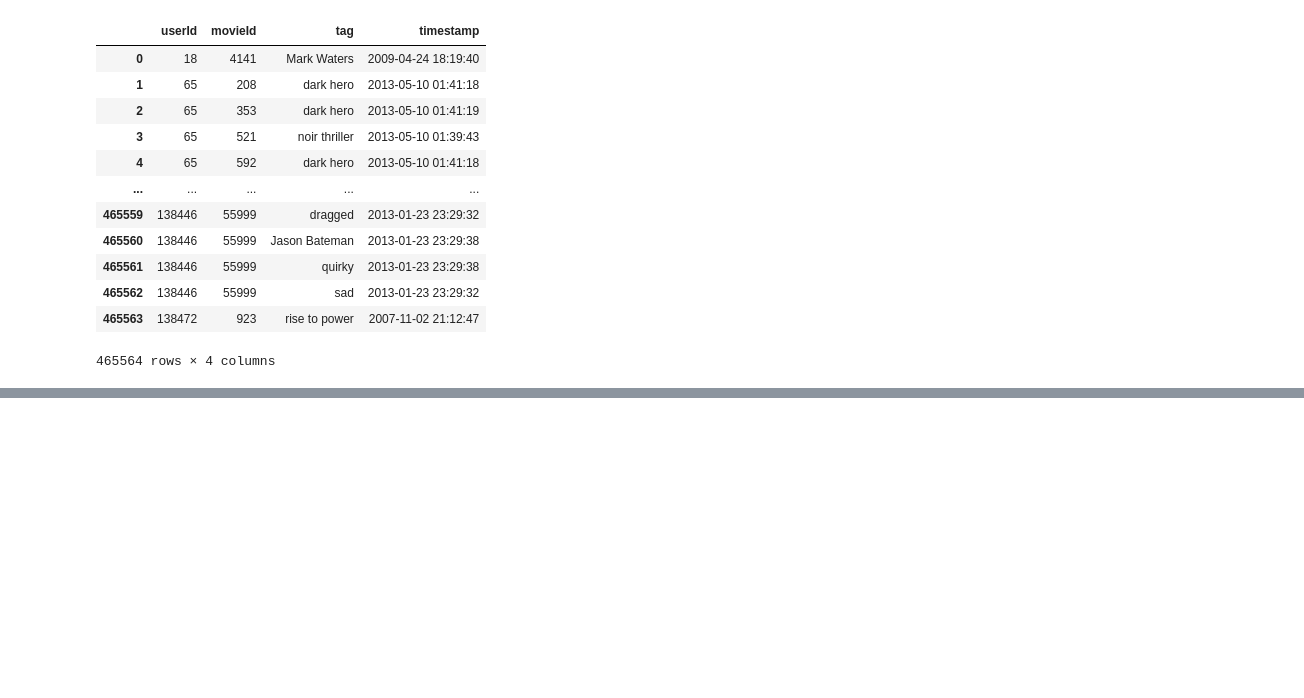
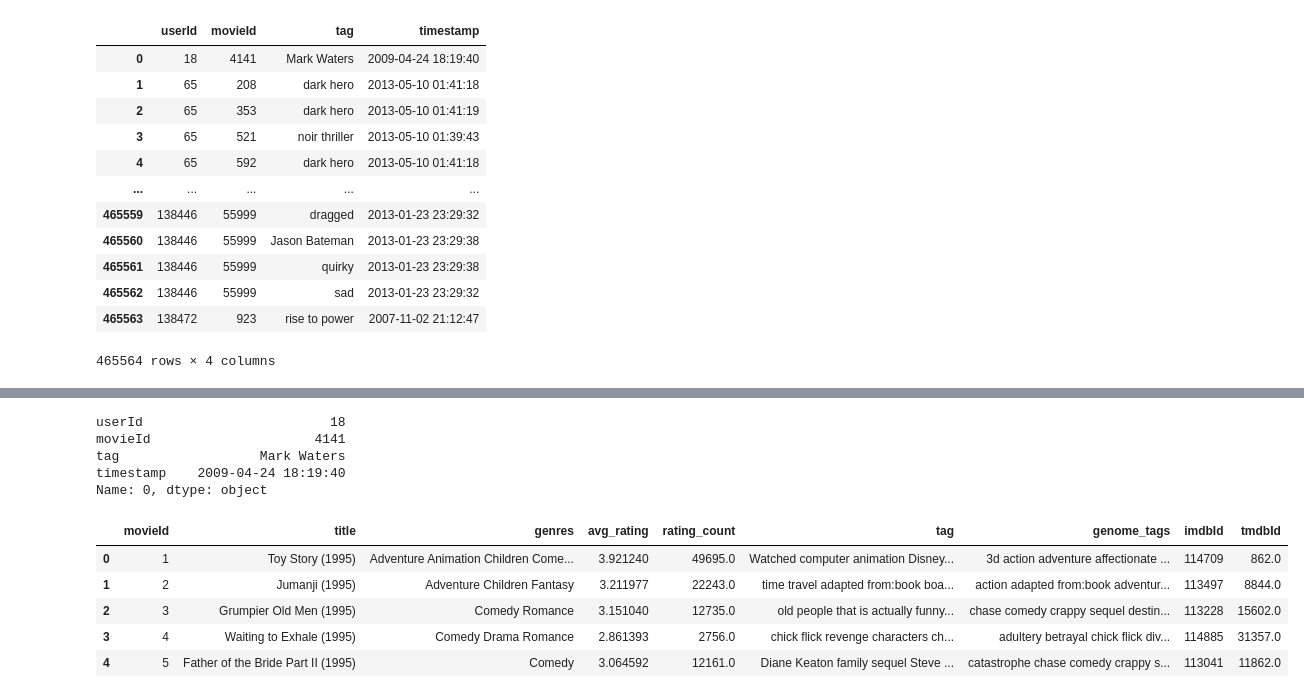
Before and after one commit to Atharv-M/multi_recomendation_system-, a Jupyter notebook: data_cleaning.ipynb, the cells around one changed output, grey strips where cells are left out. Drawn from its saved outputs; the diff is of its cells as text; code cells hidden in the pictures; blank space fills up the shorter version.

```diff
--- a/data_cleaning.ipynb
+++ b/data_cleaning.ipynb
@@ -35,0 +50,18 @@ df_tag
+# %%
+df_tag.iloc[0]
+# %% [output]
+userId                        18
+movieId                     4141
+tag                  Mark Waters
+timestamp    2009-04-24 18:19:40
+Name: 0, dtype: object
+# %%
+master_df = pd.read_csv("/Users/atharv/Projects/My Projects/ movie_recommendation/data/processed/master_dataset.csv")
+master_df.head()
+# %% [output]
+|  | movieId | title | genres | avg_rating | rating_count | tag | genome_tags | imdbId | tmdbId |
+| 0 | 1 | Toy Story (1995) | Adventure Animation Children Come... | 3.921240 | 49695.0 | Watched computer animation Disney... | 3d action adventure affectionate ... | 114709 | 862.0 |
+| 1 | 2 | Jumanji (1995) | Adventure Children Fantasy | 3.211977 | 22243.0 | time travel adapted from:book boa... | action adapted from:book adventur... | 113497 | 8844.0 |
+| 2 | 3 | Grumpier Old Men (1995) | Comedy Romance | 3.151040 | 12735.0 | old people that is actually funny... | chase comedy crappy sequel destin... | 113228 | 15602.0 |
+| 3 | 4 | Waiting to Exhale (1995) | Comedy Drama Romance | 2.861393 | 2756.0 | chick flick revenge characters ch... | adultery betrayal chick flick div... | 114885 | 31357.0 |
+| 4 | 5 | Father of the Bride Part II (1995) | Comedy | 3.064592 | 12161.0 | Diane Keaton family sequel Steve ... | catastrophe chase comedy crappy s... | 113041 | 11862.0 |
```
Also changed, not shown: parts of 11 cells of this notebook, 7 other files.
